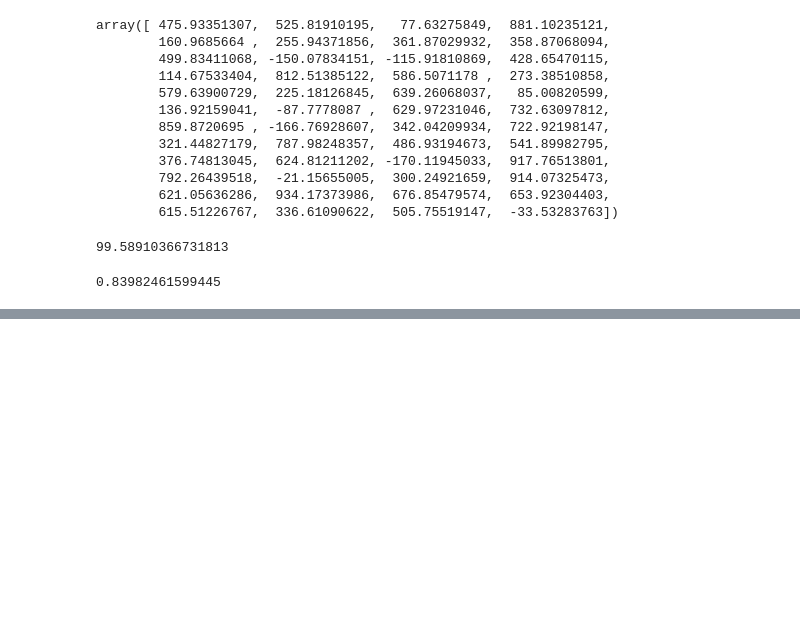
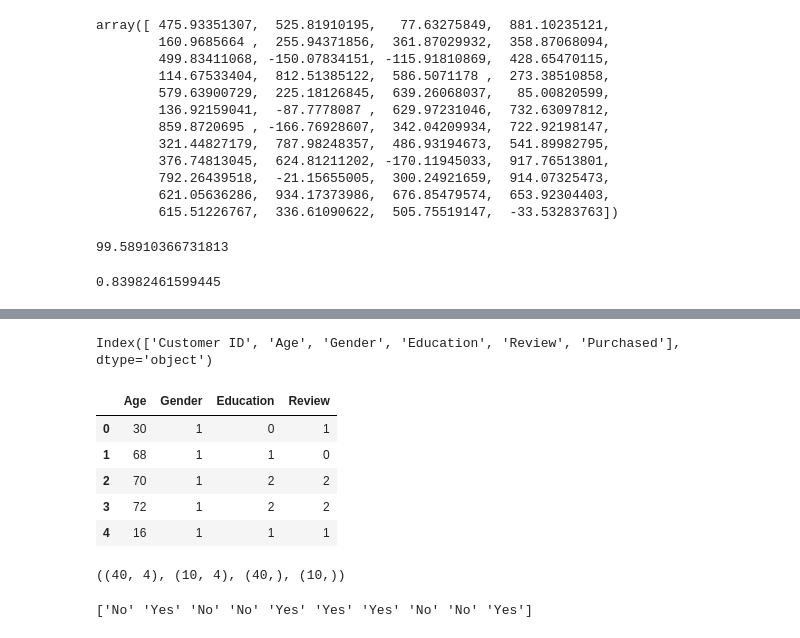
Before and after one commit to sanjanams742/sanjanams742, a Jupyter notebook: practiceproject.ipynb, the cells around one changed output, grey strips where cells are left out. Saved outputs shown, nothing was run; the diff lists cells and outputs as text; code cells hidden in the pictures; blank space fills up the shorter version.

```diff
--- a/practiceproject.ipynb
+++ b/practiceproject.ipynb
@@ -271,0 +304,42 @@ r2_score(y_test,y_pred)
+# %%
+# Step 3 : define target (y) and features (X)
+purchase.columns
+# %% [output]
+Index(['Customer ID', 'Age', 'Gender', 'Education', 'Review', 'Purchased'], dtype='object')
+# %%
+y = purchase['Purchased']
+X = purchase.drop(['Purchased','Customer ID'],axis=1)
+# encoding categorical variable
+X.replace({'Review':{'Poor':0,'Average':1,'Good':2}},inplace=True)
+X.replace({'Education':{'School':0,'UG':1,'PG':2}},inplace=True)
+X.replace({'Gender':{'Male': 0,'Female':1}},inplace=True)
+# display first 5 rows
+X.head()
+# %% [output]
+|  | Age | Gender | Education | Review |
+| 0 | 30 | 1 | 0 | 1 |
+| 1 | 68 | 1 | 1 | 0 |
+| 2 | 70 | 1 | 2 | 2 |
+| 3 | 72 | 1 | 2 | 2 |
+| 4 | 16 | 1 | 1 | 1 |
+# %%
+# Step 4 : train test split
+from sklearn.model_selection import train_test_split
+X_train, X_test, y_train, y_test = train_test_split(X,y, train_size=0.8, random_state=2529)
+# check shape of train and test sample
+X_train.shape, X_test.shape, y_train.shape, y_test.shape
+# %% [output]
+((40, 4), (10, 4), (40,), (10,))
+# %%
+# Step 5 : select model
+from sklearn.ensemble import RandomForestClassifier
+model = RandomForestClassifier()
+# Step 6 : train or fit model
+model.fit(X_train,y_train)
+RandomForestClassifier()
+
+# Step 7 : predict model
+y_pred = model.predict(X_test)
+print(y_pred)
+# %% [output]
+['No' 'Yes' 'No' 'No' 'Yes' 'Yes' 'Yes' 'No' 'No' 'Yes']
```
Also changed, not shown: parts of 21 cells of this notebook.
